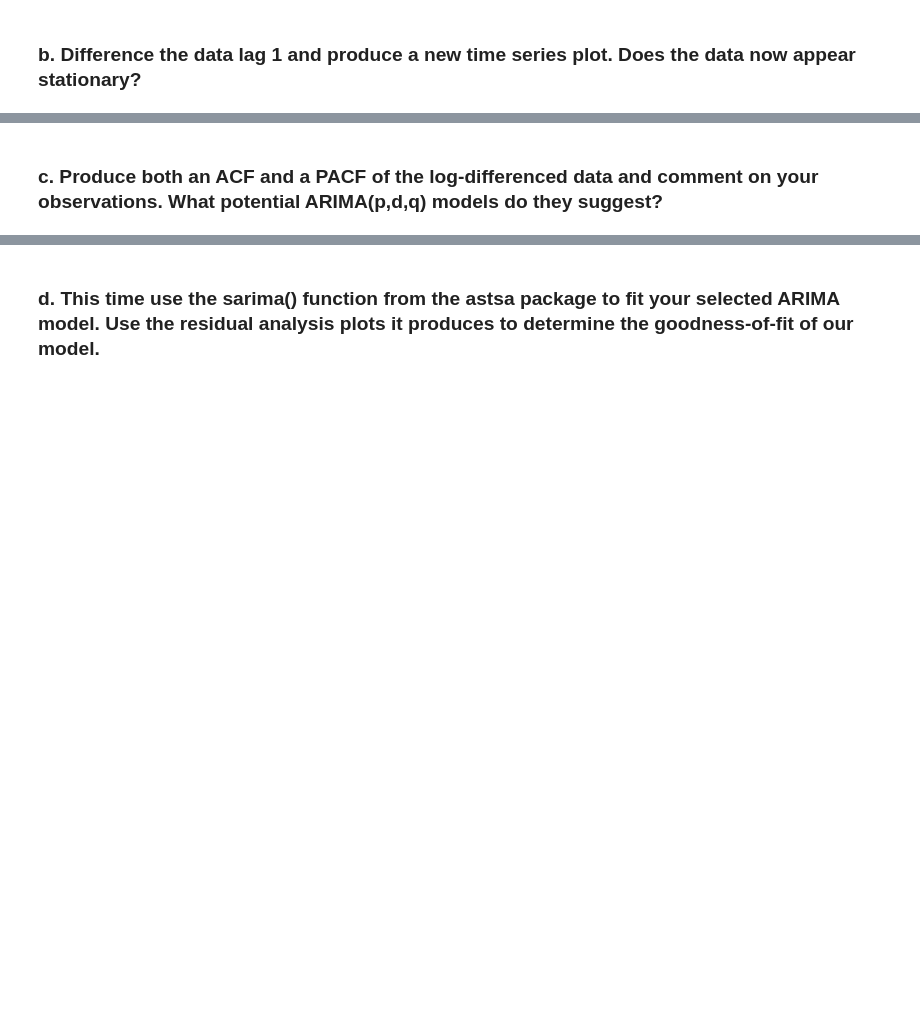
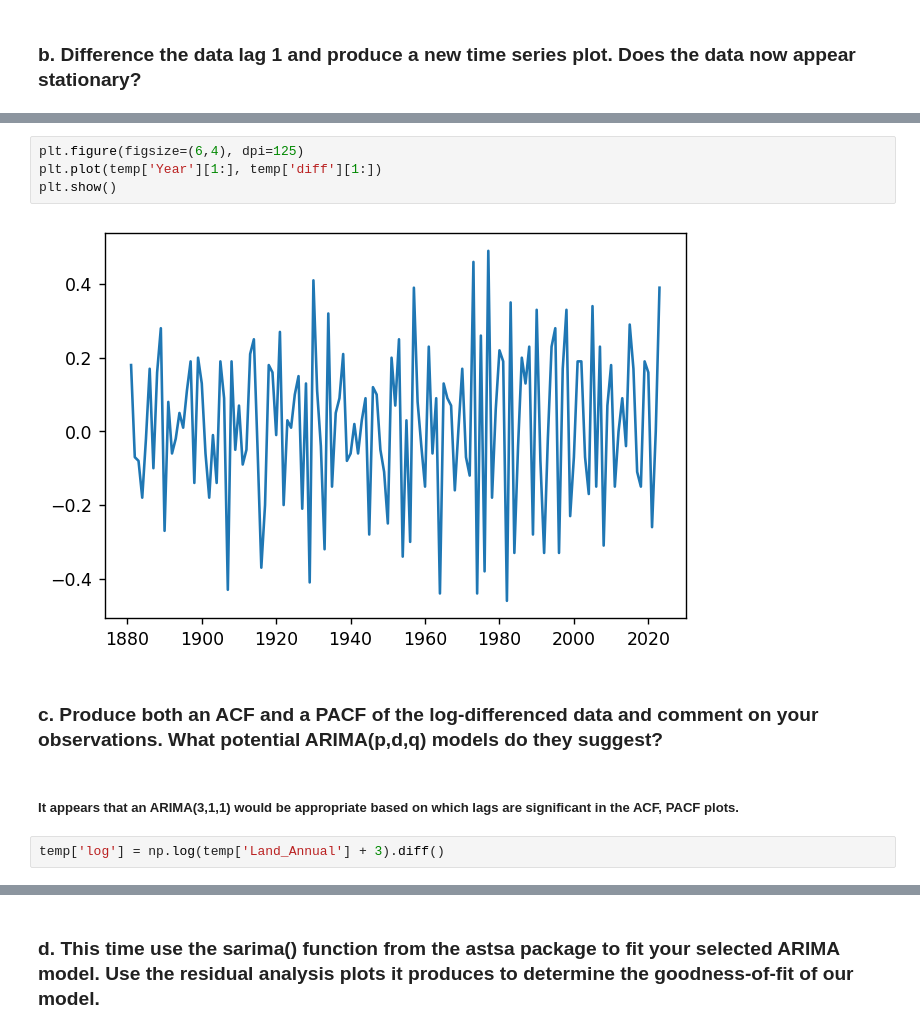
Before and after one commit to bwolfe0/Time_Series_PSTAT274, a Jupyter notebook: Lab_3/Lab3_274.ipynb, the cells around one changed output, grey strips where cells are left out. Saved outputs shown, nothing was run; the diff lists cells and outputs as text; blank space fills up the shorter version.

```diff
--- a/Lab_3/Lab3_274.ipynb
+++ b/Lab_3/Lab3_274.ipynb
@@ -137,2 +153,12 @@ plt.show()
+# %%
+plt.figure(figsize=(6,4), dpi=125)
+plt.plot(temp['Year'][1:], temp['diff'][1:])
+plt.show()
+# %% [output]
+[figure, added]
 # %% [markdown]
 ### c. Produce both an ACF and a PACF of the log-differenced data and comment on your observations. What potential ARIMA(p,d,q) models do they suggest?
+# %% [markdown]
+##### It appears that an ARIMA(3,1,1) would be appropriate based on which lags are significant in the ACF, PACF plots.
+# %%
+temp['log'] = np.log(temp['Land_Annual'] + 3).diff()
```
Also changed, not shown: parts of 14 cells of this notebook, 2 other files.
